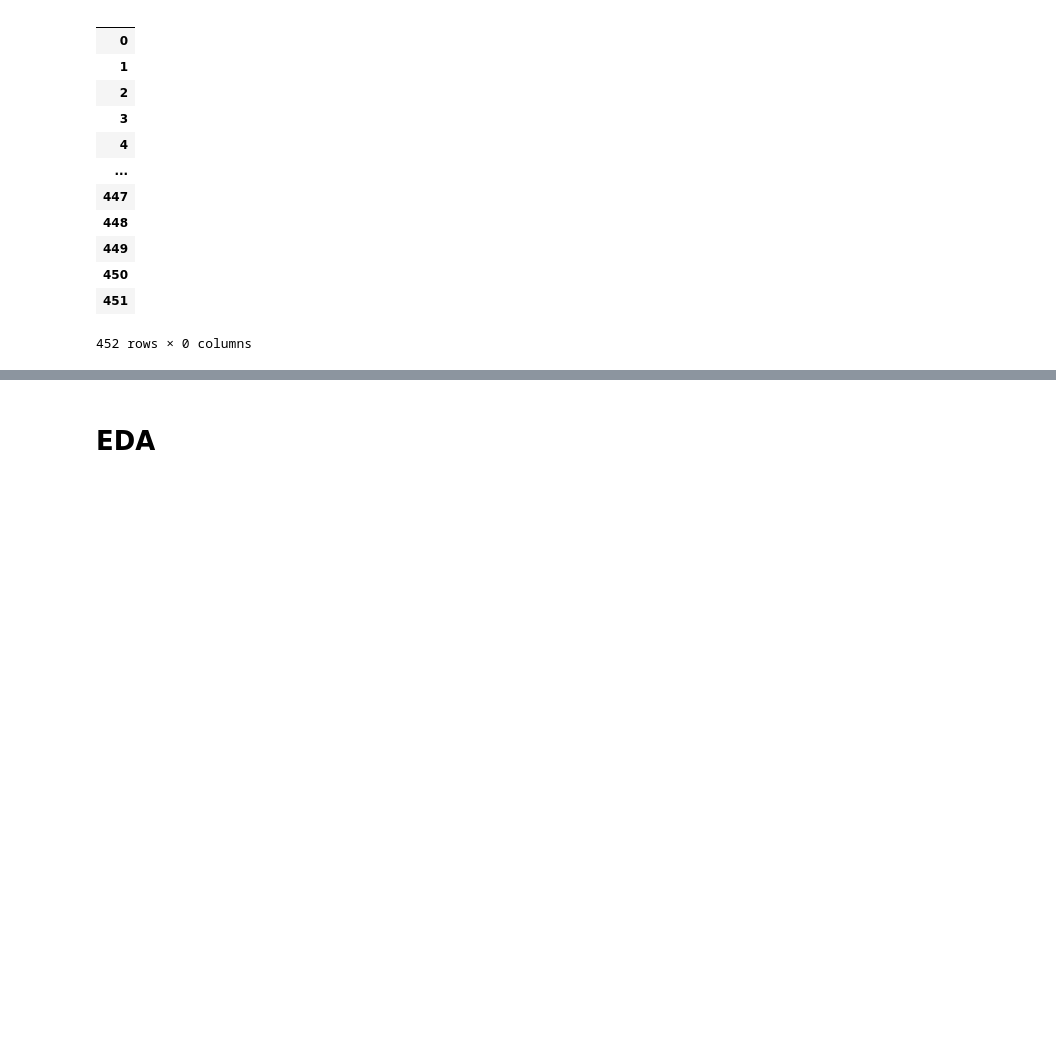
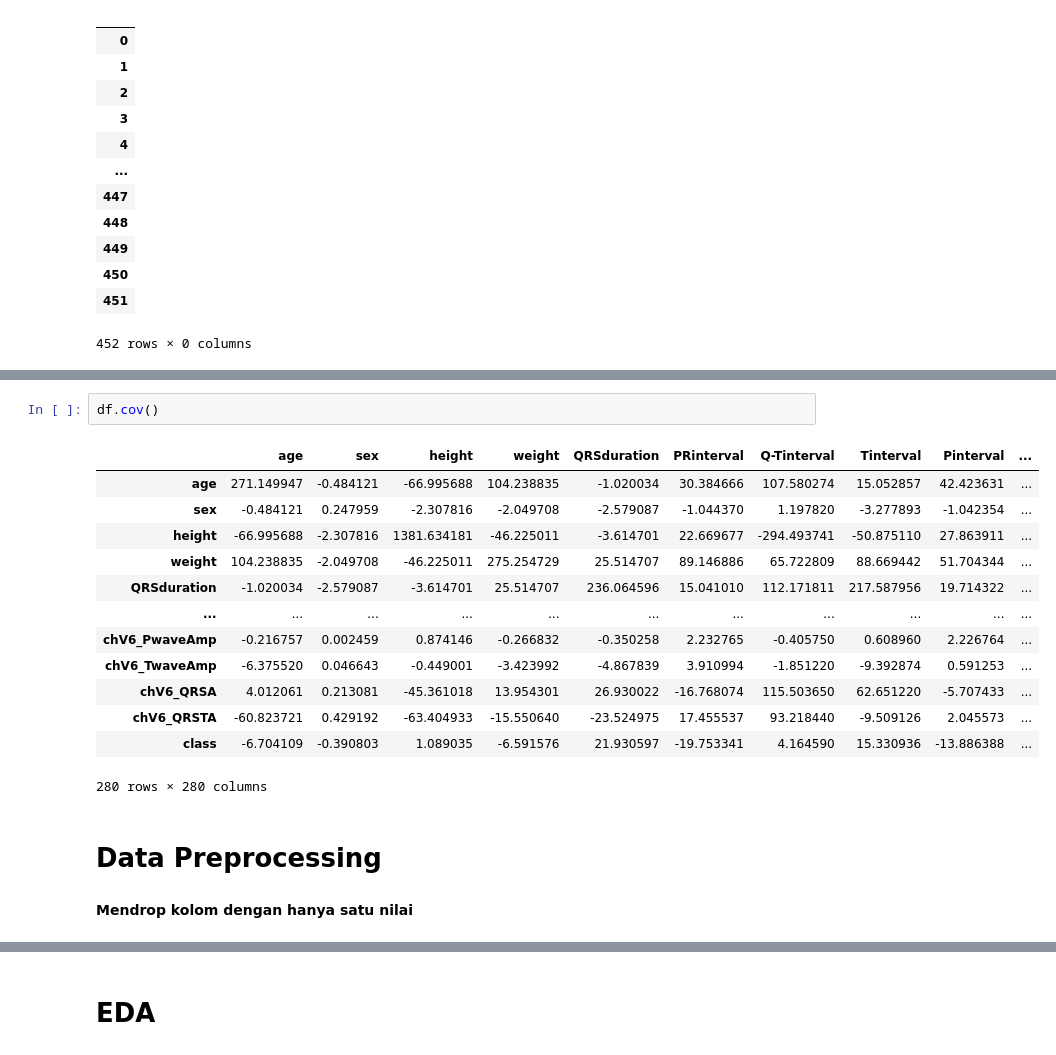
Before and after one commit to khalilullahalfaath/case_based_1_ML, a Jupyter notebook: Case_based_1_ML.ipynb, the cells around one changed output, grey strips where cells are left out. Cells and saved outputs as stored; diff of their text form; blank space fills up the shorter version.

Commit message:
add scaling, drop non unique column, etc

```diff
--- a/Case_based_1_ML.ipynb
+++ b/Case_based_1_ML.ipynb
@@ -182,0 +204,20 @@ df[df.columns[df.isnull().any()]]
+# %%
+df.cov()
+# %% [output]
+|  | age | sex | height | weight | QRSduration | PRinterval | Q-Tinterval | Tinterval | Pinterval | ... |
+| age | 271.149947 | -0.484121 | -66.995688 | 104.238835 | -1.020034 | 30.384666 | 107.580274 | 15.052857 | 42.423631 | ... |
+| sex | -0.484121 | 0.247959 | -2.307816 | -2.049708 | -2.579087 | -1.044370 | 1.197820 | -3.277893 | -1.042354 | ... |
+| height | -66.995688 | -2.307816 | 1381.634181 | -46.225011 | -3.614701 | 22.669677 | -294.493741 | -50.875110 | 27.863911 | ... |
+| weight | 104.238835 | -2.049708 | -46.225011 | 275.254729 | 25.514707 | 89.146886 | 65.722809 | 88.669442 | 51.704344 | ... |
+| QRSduration | -1.020034 | -2.579087 | -3.614701 | 25.514707 | 236.064596 | 15.041010 | 112.171811 | 217.587956 | 19.714322 | ... |
+| ... | ... | ... | ... | ... | ... | ... | ... | ... | ... | ... |
+| chV6_PwaveAmp | -0.216757 | 0.002459 | 0.874146 | -0.266832 | -0.350258 | 2.232765 | -0.405750 | 0.608960 | 2.226764 | ... |
+| chV6_TwaveAmp | -6.375520 | 0.046643 | -0.449001 | -3.423992 | -4.867839 | 3.910994 | -1.851220 | -9.392874 | 0.591253 | ... |
+| chV6_QRSA | 4.012061 | 0.213081 | -45.361018 | 13.954301 | 26.930022 | -16.768074 | 115.503650 | 62.651220 | -5.707433 | ... |
+| chV6_QRSTA | -60.823721 | 0.429192 | -63.404933 | -15.550640 | -23.524975 | 17.455537 | 93.218440 | -9.509126 | 2.045573 | ... |
+| class | -6.704109 | -0.390803 | 1.089035 | -6.591576 | 21.930597 | -19.753341 | 4.164590 | 15.330936 | -13.886388 | ... |
+280 rows × 280 columns
+# %% [markdown]
+# Data Preprocessing
+# %% [markdown]
+**Mendrop kolom dengan hanya satu nilai**
```
Also changed, not shown: parts of 27 cells of this notebook.
